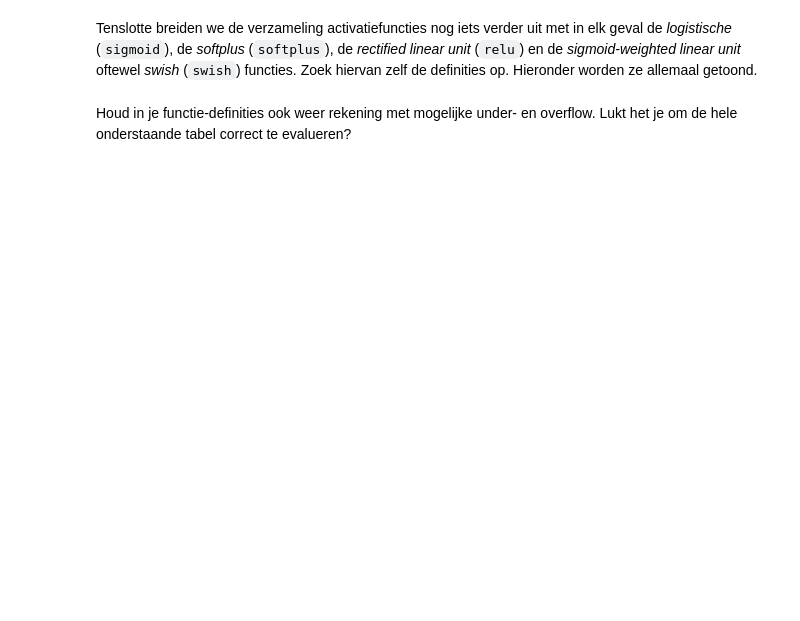
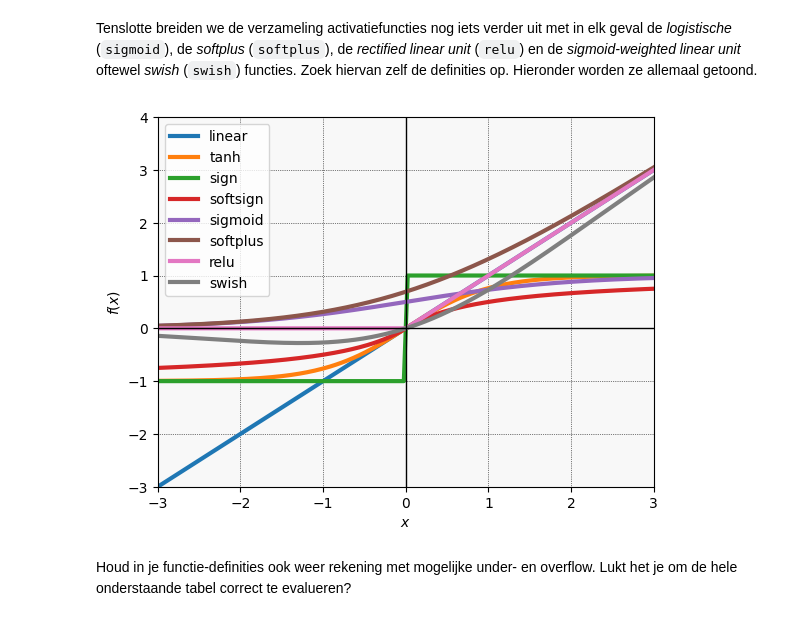
Before and after one commit to LukaStein/Minor_Advanced_Datamining, a Jupyter notebook: AdvancedDataMining/H4/Werkcollege_v2324-H4.ipynb, the cells around one changed output. Cells and saved outputs as stored; diff of their text form; code cells hidden in the pictures; blank space fills up the shorter version.

```diff
--- a/AdvancedDataMining/H4/Werkcollege_v2324-H4.ipynb
+++ b/AdvancedDataMining/H4/Werkcollege_v2324-H4.ipynb
@@ -331,9 +338,11 @@ print(f'- Loss: {my_network.evaluate(xs, ys)}')
 # %% [markdown]
 Tenslotte breiden we de verzameling activatiefuncties nog iets verder uit met in elk geval de *logistische* (`sigmoid`), de *softplus* (`softplus`), de *rectified linear unit* (`relu`) en de *sigmoid-weighted linear unit* oftewel *swish* (`swish`) functies. Zoek hiervan zelf de definities op. Hieronder worden ze allemaal getoond.
 # %%
-my_activations = [model.linear, model.sign, model.tanh, model.softsign,
+my_activations = [model.linear, model.tanh, model.sign, model.softsign,
                   model.sigmoid, model.softplus, model.relu, model.swish]
 data.graph(my_activations)
+# %% [output]
+[figure, added]
 # %% [markdown]
 Houd in je functie-definities ook weer rekening met mogelijke under- en overflow. Lukt het je om de hele onderstaande tabel correct te evalueren?
 # %%
```
Also changed, not shown: parts of 16 cells of this notebook, 3 other files.
